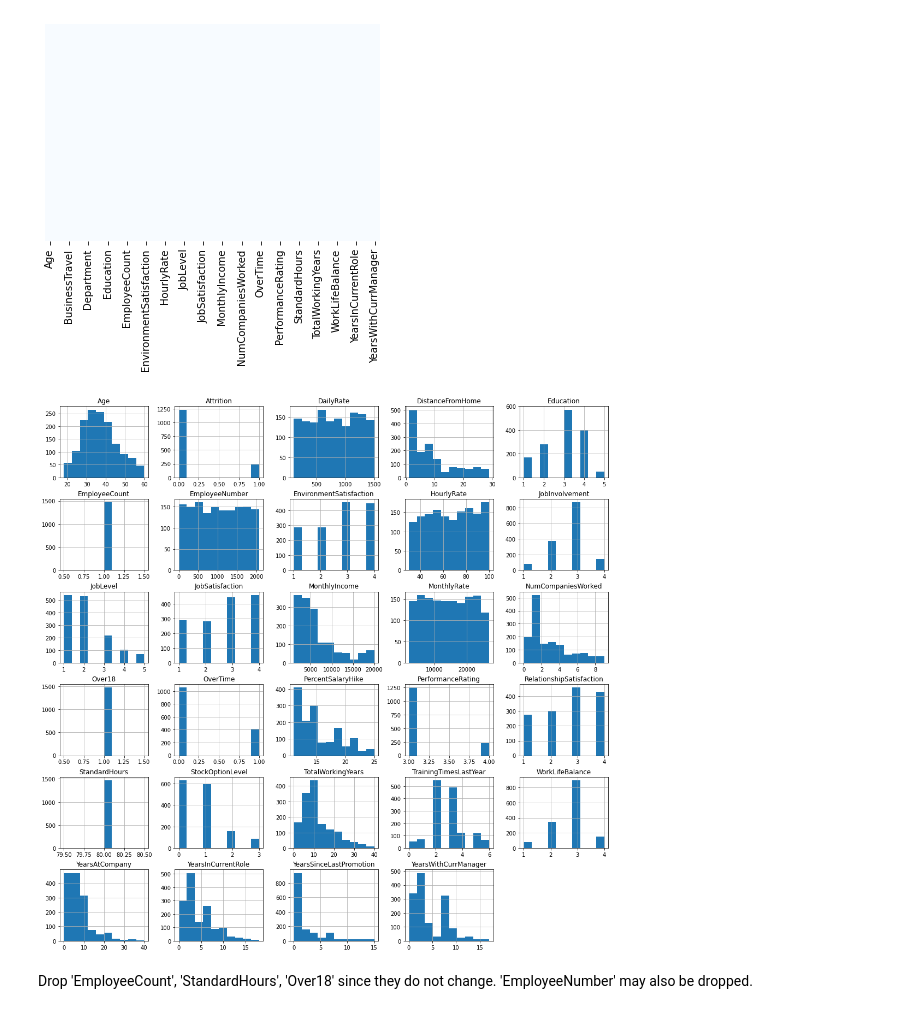
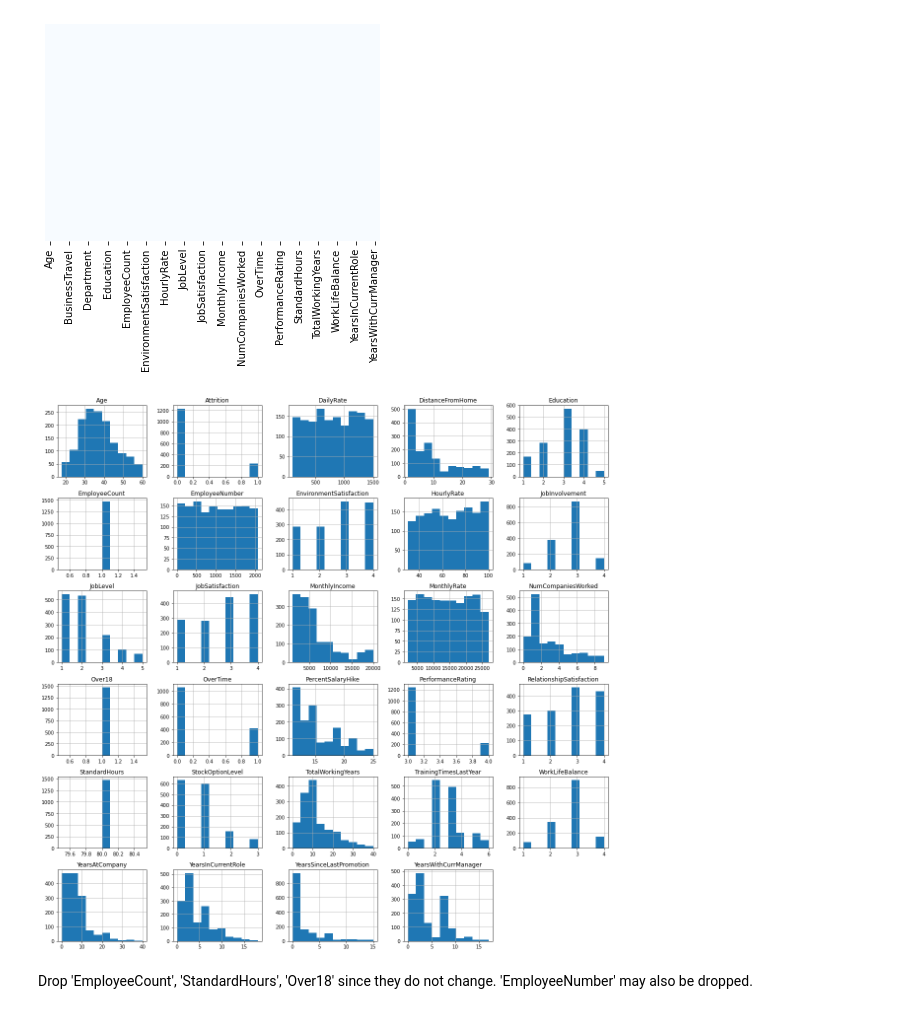
Before and after one commit to ASheikhzada/IBM_Attrition_Analysis_and_Prediction, a Jupyter notebook: hr_employee_analytics.ipynb, the cells around one changed output. Cells and saved outputs as stored; diff of their text form; code cells hidden in the pictures.

```diff
--- a/hr_employee_analytics.ipynb
+++ b/hr_employee_analytics.ipynb
@@ -8,5 +21,5 @@ import seaborn as sns
 # %%
-employee = pd.read_csv\
-("P90-S2-Human-Resources-Data/1. Human Resources Data/Human_Resources.csv")
+employee = pd.read_csv("Human_Resources.csv")
+print(employee.shape)
 employee.head()
 # %% [output]
@@ -33,9 +46,9 @@ sns.heatmap(employee.isnull(), yticklabels=False, cbar=False, cmap='Blues');
 # %% [output]
 [figure]
 # %%
-employee.hist(figsize=(18,18));
+employee.hist(figsize=(20,20));
 # %% [output]
-[figure, old version]
+[figure, new version]
 # %% [markdown]
 Drop 'EmployeeCount', 'StandardHours', 'Over18' since they do not change. 'EmployeeNumber' may also be dropped.
 # %%
```
Also changed, not shown: parts of 23 cells of this notebook.
